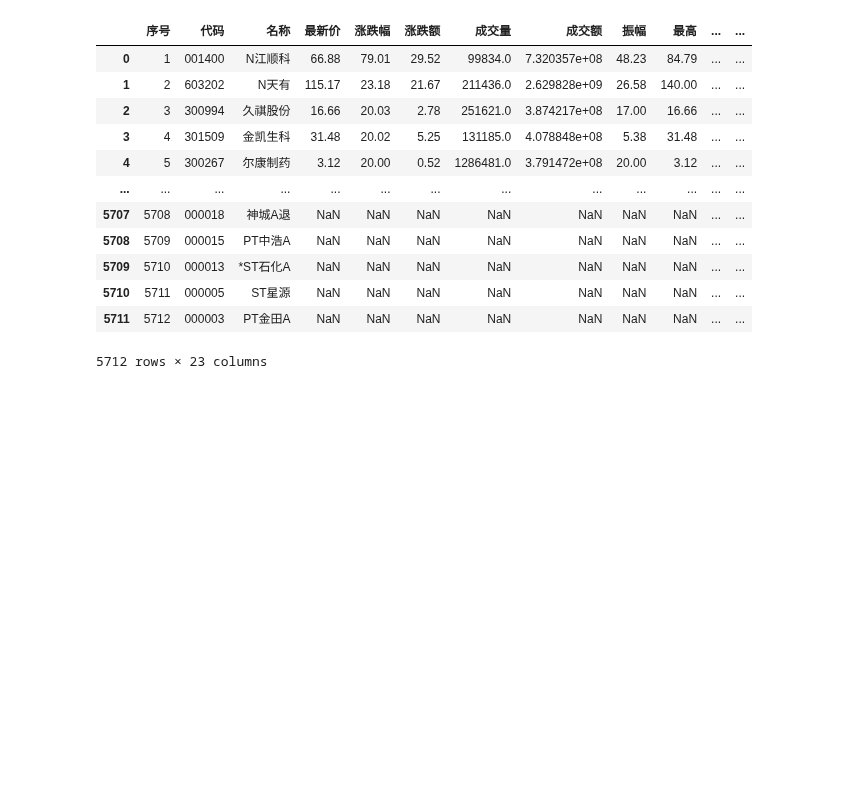
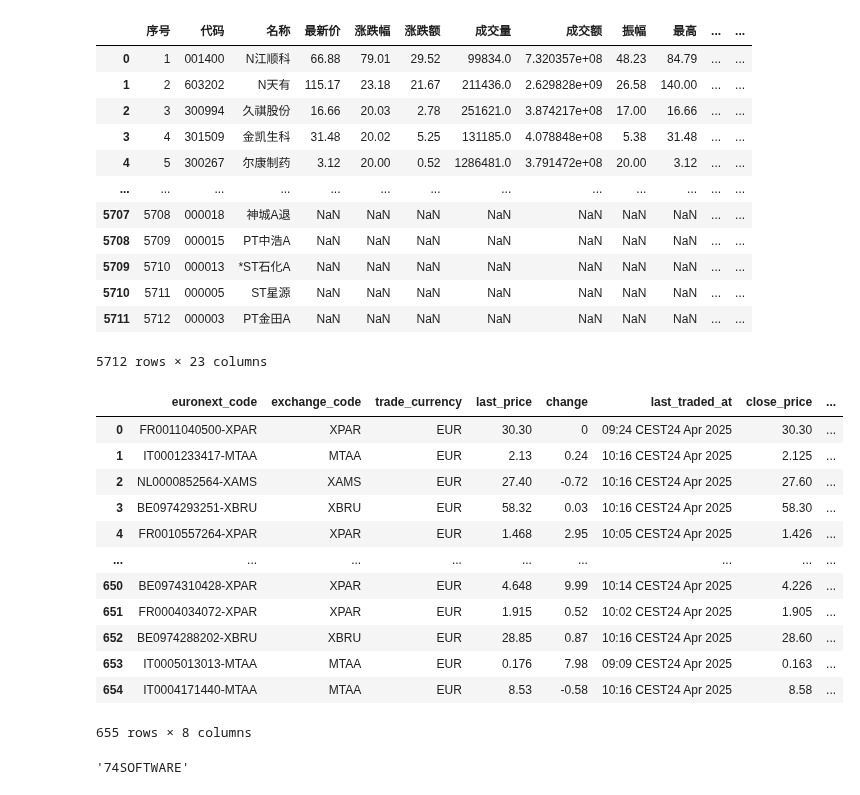
Before and after one commit to alexleethinker/Trading, a Jupyter notebook: notebooks/金融数据爬虫/东方财富爬虫.ipynb, the cells around one changed output. Cells and saved outputs as stored; diff of their text form; code cells hidden in the pictures; blank space fills up the shorter version.

```diff
--- a/notebooks/金融数据爬虫/东方财富爬虫.ipynb
+++ b/notebooks/金融数据爬虫/东方财富爬虫.ipynb
@@ -447,0 +489,4 @@ df
+# %%
+import pandas as pd
+import json
+df = pd.json_normalize(json.loads(r)['data'])
@@ -447,0 +550,16 @@ df
+# %%
+df
+# %% [output]
+|  | euronext_code | exchange_code | trade_currency | last_price | change | last_traded_at | close_price | ... |
+| 0 | FR0011040500-XPAR | XPAR | EUR | 30.30 | 0 | 09:24 CEST24 Apr 2025 | 30.30 | ... |
+| 1 | IT0001233417-MTAA | MTAA | EUR | 2.13 | 0.24 | 10:16 CEST24 Apr 2025 | 2.125 | ... |
+| 2 | NL0000852564-XAMS | XAMS | EUR | 27.40 | -0.72 | 10:16 CEST24 Apr 2025 | 27.60 | ... |
+| 3 | BE0974293251-XBRU | XBRU | EUR | 58.32 | 0.03 | 10:16 CEST24 Apr 2025 | 58.30 | ... |
+| 4 | FR0010557264-XPAR | XPAR | EUR | 1.468 | 2.95 | 10:05 CEST24 Apr 2025 | 1.426 | ... |
+| ... | ... | ... | ... | ... | ... | ... | ... | ... |
+| 650 | BE0974310428-XPAR | XPAR | EUR | 4.648 | 9.99 | 10:14 CEST24 Apr 2025 | 4.226 | ... |
+| 651 | FR0004034072-XPAR | XPAR | EUR | 1.915 | 0.52 | 10:02 CEST24 Apr 2025 | 1.905 | ... |
+| 652 | BE0974288202-XBRU | XBRU | EUR | 28.85 | 0.87 | 10:16 CEST24 Apr 2025 | 28.60 | ... |
+| 653 | IT0005013013-MTAA | MTAA | EUR | 0.176 | 7.98 | 09:09 CEST24 Apr 2025 | 0.163 | ... |
+| 654 | IT0004171440-MTAA | MTAA | EUR | 8.53 | -0.58 | 10:16 CEST24 Apr 2025 | 8.58 | ... |
+655 rows × 8 columns
@@ -447,0 +576,4 @@ df
+# %%
+lxml.html.fromstring(df['name'][0]).text_content()
+# %% [output]
+'74SOFTWARE'
```
Also changed, not shown: parts of 3 cells of this notebook, 2 other files.
